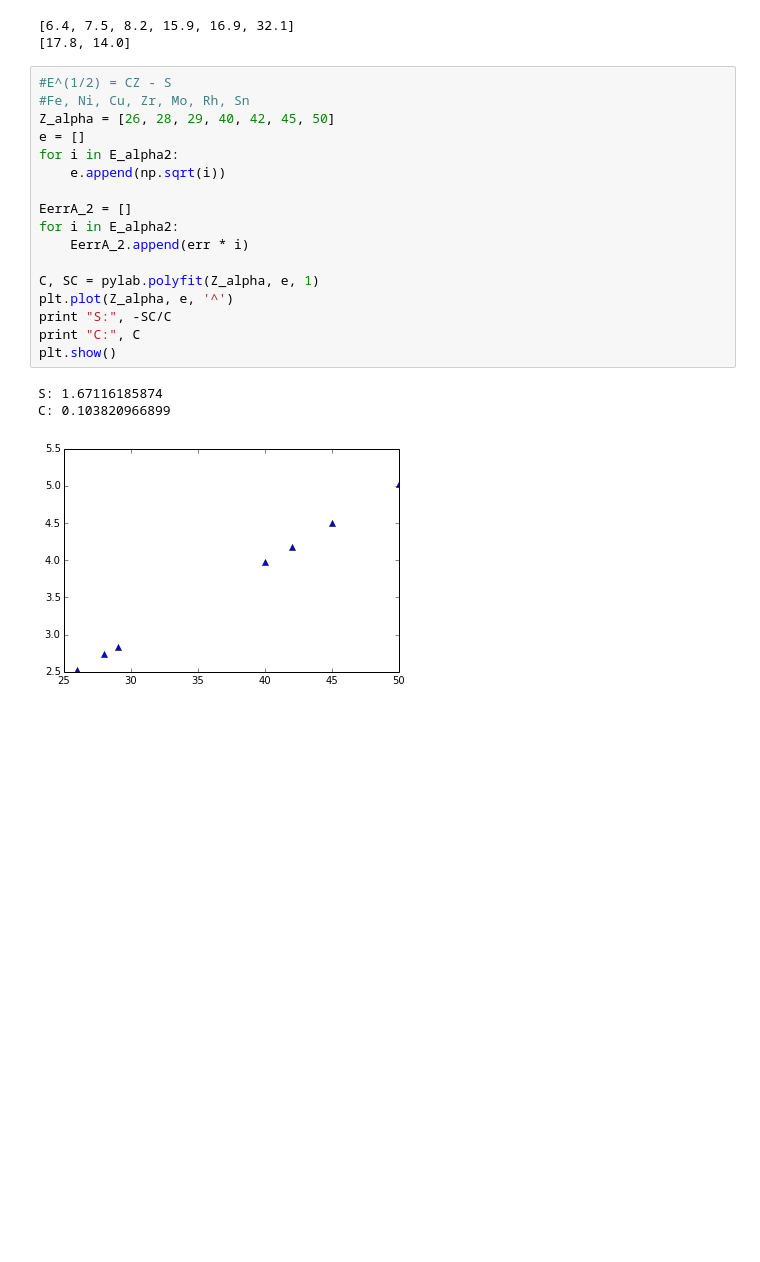
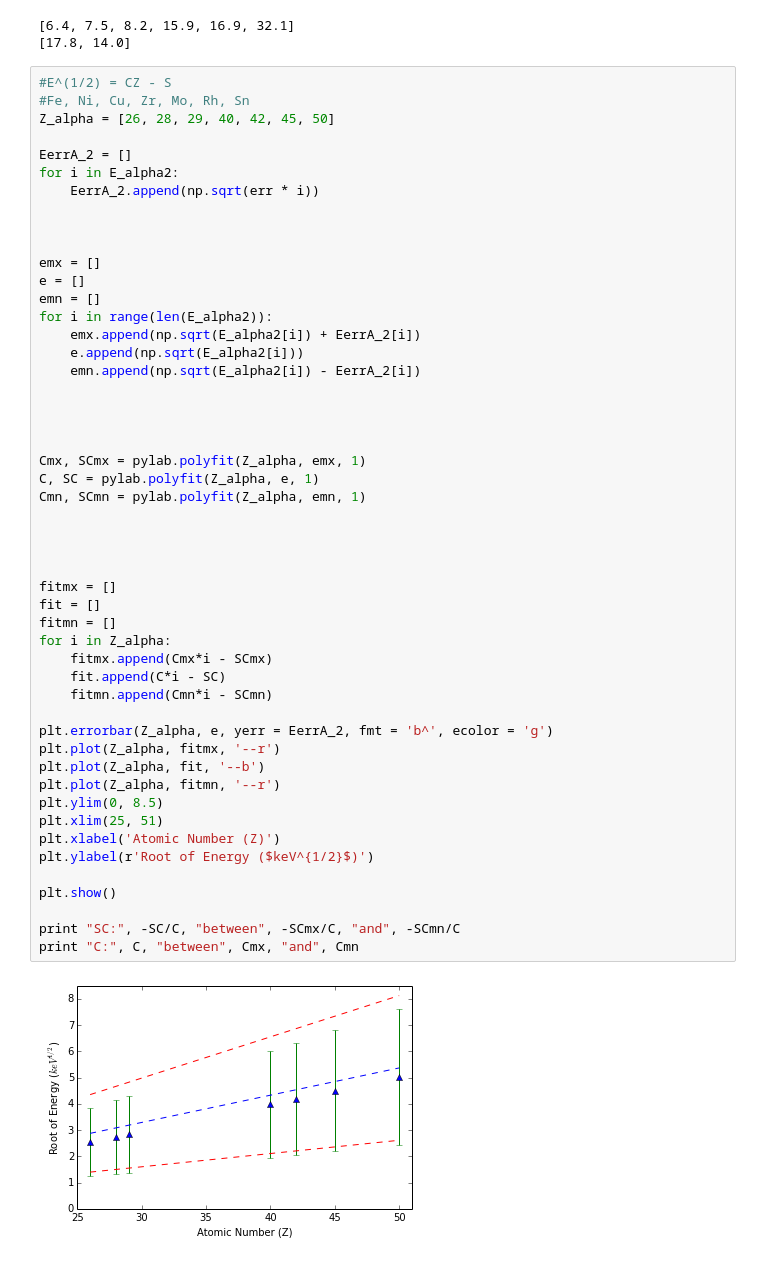
Before and after one commit to abardess/PHYS202-S14, a Jupyter notebook: XRaySpec.ipynb, the cells around one changed output. Saved outputs shown, nothing was run; the diff lists cells and outputs as text; blank space fills up the shorter version.

```diff
--- a/XRaySpec.ipynb
+++ b/XRaySpec.ipynb
@@ -179,24 +182,55 @@ print [17.8, 14.0] #common to two
 # %% [output]
 [6.4, 7.5, 8.2, 15.9, 16.9, 32.1]
 [17.8, 14.0]
-# %%
-#E^(1/2) = CZ - S
-#Fe, Ni, Cu, Zr, Mo, Rh, Sn
-Z_alpha = [26, 28, 29, 40, 42, 45, 50]
-e = []
-for i in E_alpha2:
-    e.append(np.sqrt(i))
-
-EerrA_2 = []
-for i in E_alpha2:
-    EerrA_2.append(err * i)
-
-C, SC = pylab.polyfit(Z_alpha, e, 1)
-plt.plot(Z_alpha, e, '^')
-print "S:", -SC/C
-print "C:", C
-plt.show()
-# %% [output]
-S: 1.67116185874
-C: 0.103820966899
-[figure, removed]
+# %%
+#E^(1/2) = CZ - S
+#Fe, Ni, Cu, Zr, Mo, Rh, Sn
+Z_alpha = [26, 28, 29, 40, 42, 45, 50]
+
+EerrA_2 = []
+for i in E_alpha2:
+    EerrA_2.append(np.sqrt(err * i))
+
+
+
+emx = []
+e = []
+emn = []
+for i in range(len(E_alpha2)):
+    emx.append(np.sqrt(E_alpha2[i]) + EerrA_2[i])
+    e.append(np.sqrt(E_alpha2[i]))
+    emn.append(np.sqrt(E_alpha2[i]) - EerrA_2[i])
+
+
+
+
+Cmx, SCmx = pylab.polyfit(Z_alpha, emx, 1)
+C, SC = pylab.polyfit(Z_alpha, e, 1)
+Cmn, SCmn = pylab.polyfit(Z_alpha, emn, 1)
+
+
+
+
+fitmx = []
+fit = []
+fitmn = []
+for i in Z_alpha:
+    fitmx.append(Cmx*i - SCmx)
+    fit.append(C*i - SC)
+    fitmn.append(Cmn*i - SCmn)
+
+plt.errorbar(Z_alpha, e, yerr = EerrA_2, fmt = 'b^', ecolor = 'g')
+plt.plot(Z_alpha, fitmx, '--r')
+plt.plot(Z_alpha, fit, '--b')
+plt.plot(Z_alpha, fitmn, '--r')
+plt.ylim(0, 8.5)
+plt.xlim(25, 51)
+plt.xlabel('Atomic Number (Z)')
+plt.ylabel(r'Root of Energy ($keV^{1/2}$)')
+
+plt.show()
+
+print "SC:", -SC/C, "between", -SCmx/C, "and", -SCmn/C
+print "C:", C, "between", Cmx, "and", Cmn
+# %% [output]
+[figure, added]
```
Also changed, not shown: parts of 7 cells of this notebook, 1 other file.
